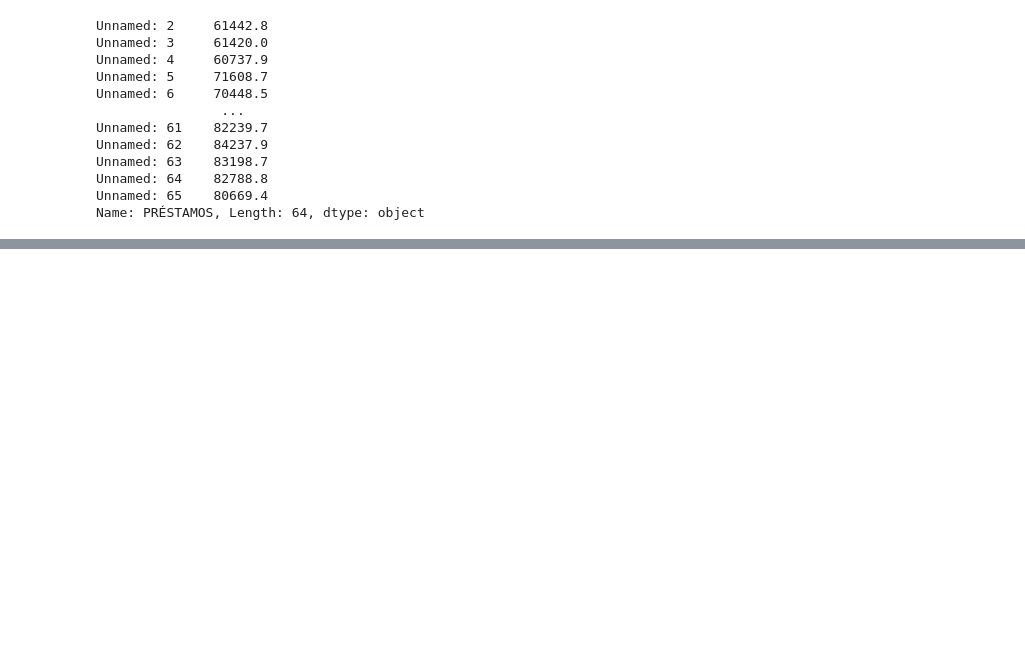
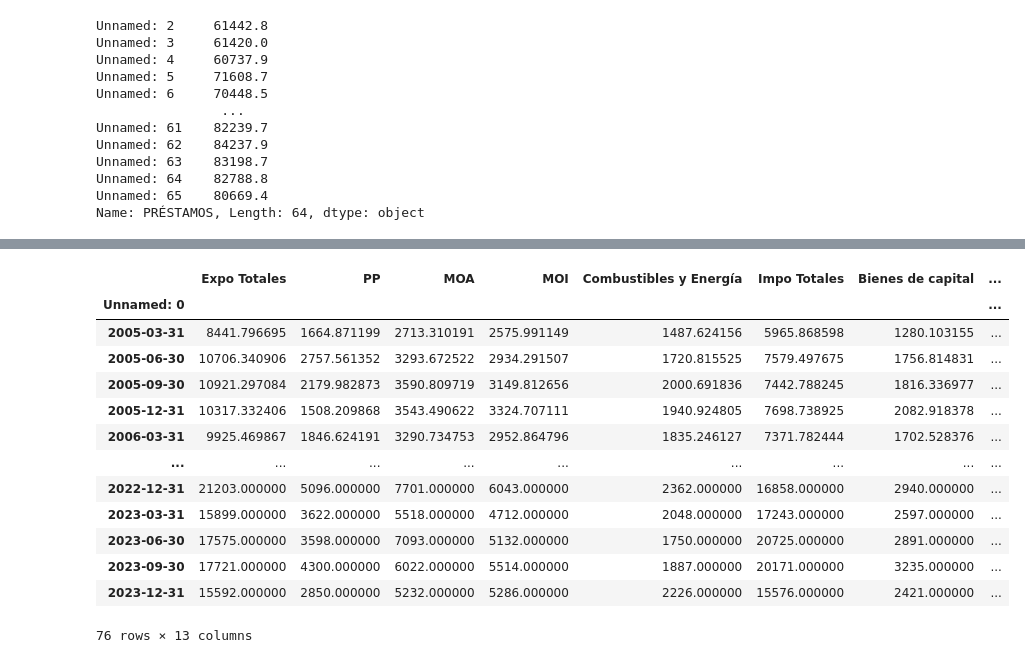
Before and after one commit to FedericoBohl/DatArg-2.0, a Jupyter notebook: __Test__.ipynb, the cells around one changed output, grey strips where cells are left out. Drawn from its saved outputs; the diff is of its cells as text; code cells hidden in the pictures; blank space fills up the shorter version.

```diff
--- a/__Test__.ipynb
+++ b/__Test__.ipynb
@@ -1089,0 +1112,17 @@ nuevas_col={"A- DEUDA BRUTA ( I + II  + III)":'Total Deuda',
+# %%
+ica_his.iloc[156:].resample('Q').sum()
+# %% [output]
+|  | Expo Totales | PP | MOA | MOI | Combustibles y Energía | Impo Totales | Bienes de capital | ... |
+| Unnamed: 0 |  |  |  |  |  |  |  | ... |
+| 2005-03-31 | 8441.796695 | 1664.871199 | 2713.310191 | 2575.991149 | 1487.624156 | 5965.868598 | 1280.103155 | ... |
+| 2005-06-30 | 10706.340906 | 2757.561352 | 3293.672522 | 2934.291507 | 1720.815525 | 7579.497675 | 1756.814831 | ... |
+| 2005-09-30 | 10921.297084 | 2179.982873 | 3590.809719 | 3149.812656 | 2000.691836 | 7442.788245 | 1816.336977 | ... |
+| 2005-12-31 | 10317.332406 | 1508.209868 | 3543.490622 | 3324.707111 | 1940.924805 | 7698.738925 | 2082.918378 | ... |
+| 2006-03-31 | 9925.469867 | 1846.624191 | 3290.734753 | 2952.864796 | 1835.246127 | 7371.782444 | 1702.528376 | ... |
+| ... | ... | ... | ... | ... | ... | ... | ... | ... |
+| 2022-12-31 | 21203.000000 | 5096.000000 | 7701.000000 | 6043.000000 | 2362.000000 | 16858.000000 | 2940.000000 | ... |
+| 2023-03-31 | 15899.000000 | 3622.000000 | 5518.000000 | 4712.000000 | 2048.000000 | 17243.000000 | 2597.000000 | ... |
+| 2023-06-30 | 17575.000000 | 3598.000000 | 7093.000000 | 5132.000000 | 1750.000000 | 20725.000000 | 2891.000000 | ... |
+| 2023-09-30 | 17721.000000 | 4300.000000 | 6022.000000 | 5514.000000 | 1887.000000 | 20171.000000 | 3235.000000 | ... |
+| 2023-12-31 | 15592.000000 | 2850.000000 | 5232.000000 | 5286.000000 | 2226.000000 | 15576.000000 | 2421.000000 | ... |
+76 rows × 13 columns
```
Also changed, not shown: parts of 1 cell of this notebook, 3 other files.
